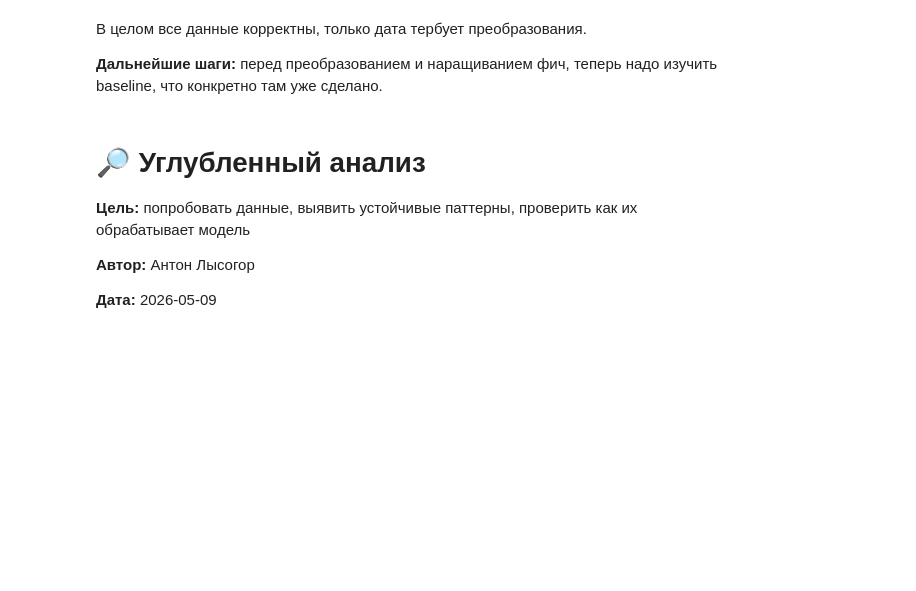
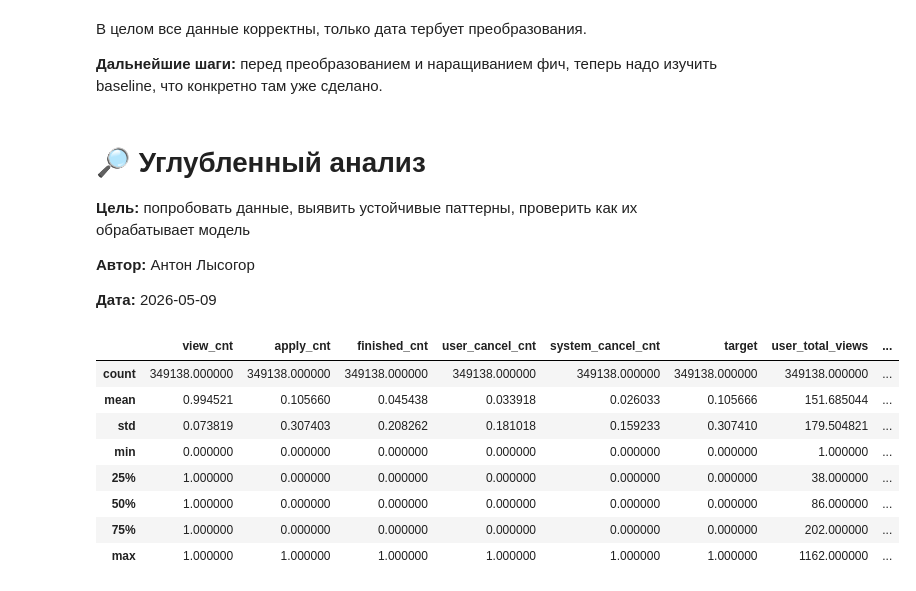
Before and after one commit to iTonyJah/ml-hackathon, a Jupyter notebook: notebooks/eda/03_eda_feat_improve_anton.ipynb, the cells around one changed output. Cells and saved outputs as stored; diff of their text form; code cells hidden in the pictures; blank space fills up the shorter version.

```diff
--- a/notebooks/eda/03_eda_feat_improve_anton.ipynb
+++ b/notebooks/eda/03_eda_feat_improve_anton.ipynb
@@ -46,7 +46,11 @@ user = pd.read_csv(DATA_ROOT / "user.csv")
 shift = pd.read_csv(DATA_ROOT / "shift.csv")
 event = pd.read_csv(DATA_ROOT / "event.csv")
 
+OUTPUT_DIR = ROOT / "artifacts" / "train_debug"
+frame = pd.read_pickle(OUTPUT_DIR / "frame.pkl")
+
 print(f"✅ Loaded: users={len(user)}, shifts={len(shift)}, events={len(event)}")
+print(f"✅ Loaded: frame={frame.shape}")
 # %% [output]
 Рабочий корень ROOT: /home/itj/ml-hackathon
 Файлы будут искаться в DATA_ROOT: /home/itj/ml-hackathon/data/train
@@ -273,3 +278,15 @@ Name: count, Length: 81, dtype: int64
 **Автор:** Антон Лысогор
 
 **Дата:** 2026-05-09
+# %%
+frame.describe()
+# %% [output]
+|  | view_cnt | apply_cnt | finished_cnt | user_cancel_cnt | system_cancel_cnt | target | user_total_views | ... |
+| count | 349138.000000 | 349138.000000 | 349138.000000 | 349138.000000 | 349138.000000 | 349138.000000 | 349138.000000 | ... |
+| mean | 0.994521 | 0.105660 | 0.045438 | 0.033918 | 0.026033 | 0.105666 | 151.685044 | ... |
+| std | 0.073819 | 0.307403 | 0.208262 | 0.181018 | 0.159233 | 0.307410 | 179.504821 | ... |
+| min | 0.000000 | 0.000000 | 0.000000 | 0.000000 | 0.000000 | 0.000000 | 1.000000 | ... |
+| 25% | 1.000000 | 0.000000 | 0.000000 | 0.000000 | 0.000000 | 0.000000 | 38.000000 | ... |
+| 50% | 1.000000 | 0.000000 | 0.000000 | 0.000000 | 0.000000 | 0.000000 | 86.000000 | ... |
+| 75% | 1.000000 | 0.000000 | 0.000000 | 0.000000 | 0.000000 | 0.000000 | 202.000000 | ... |
+| max | 1.000000 | 1.000000 | 1.000000 | 1.000000 | 1.000000 | 1.000000 | 1162.000000 | ... |
```
Also changed, not shown: parts of 2 cells of this notebook, 1 other file.
